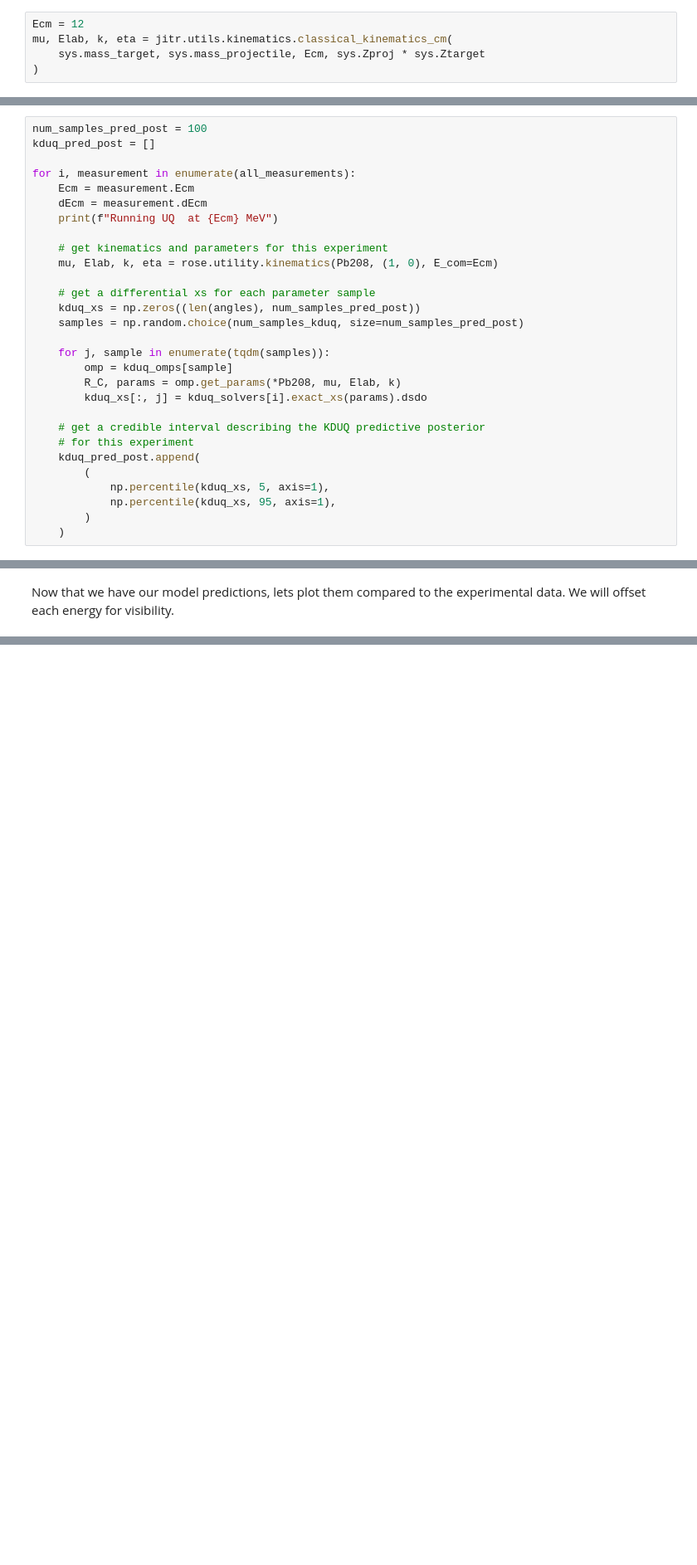
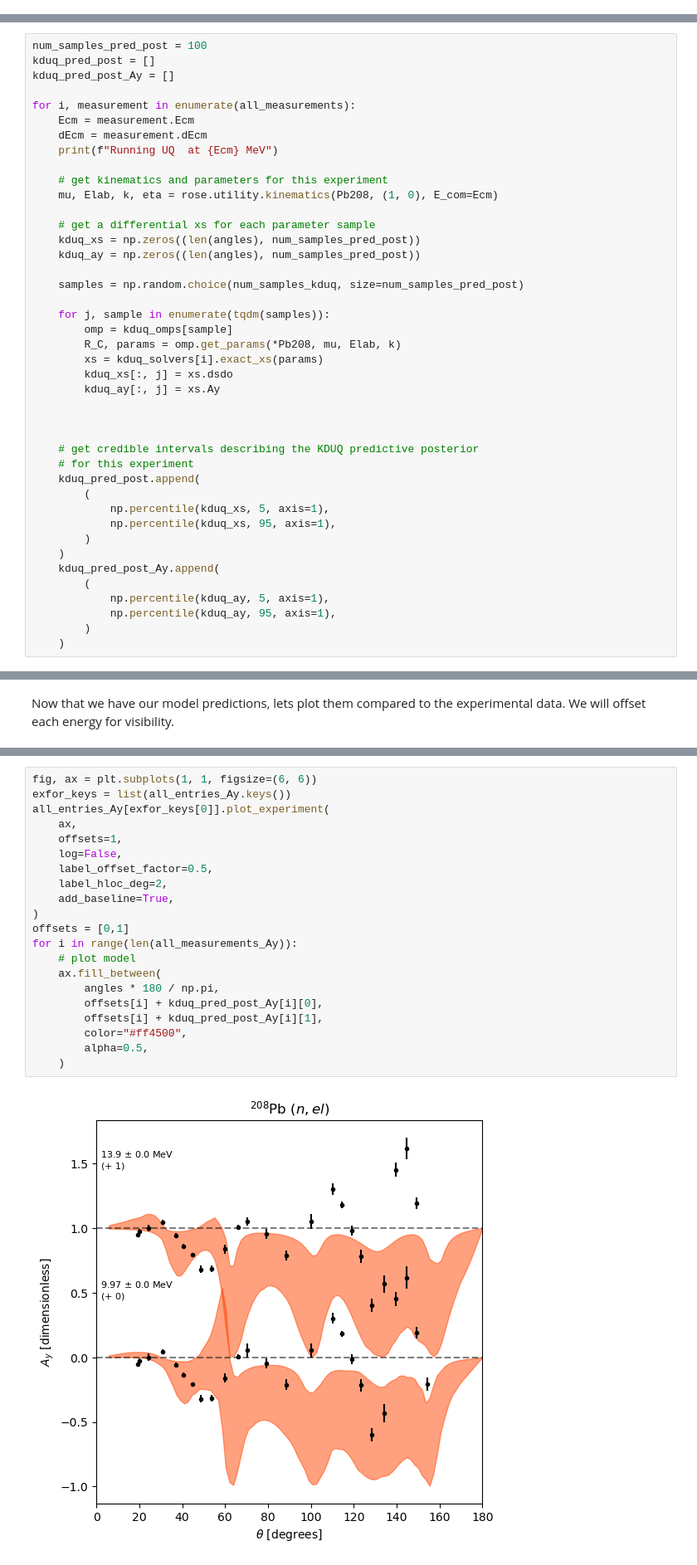
Before and after one commit to beykyle/jitr, a Jupyter notebook: examples/notebooks/kduq_cross_section_uq_tutorial.ipynb, the cells around one changed output, grey strips where cells are left out. Shown: that part at 83% size. Cells and saved outputs as stored; diff of their text form; blank space fills up the shorter version.

```diff
--- a/examples/notebooks/kduq_cross_section_uq_tutorial.ipynb
+++ b/examples/notebooks/kduq_cross_section_uq_tutorial.ipynb
@@ -50,5 +39,0 @@ sys = jitr.reactions.ProjectileTargetSystem(
-# %%
-Ecm = 12
-mu, Elab, k, eta = jitr.utils.kinematics.classical_kinematics_cm(
-    sys.mass_target, sys.mass_projectile, Ecm, sys.Zproj * sys.Ztarget
-)
@@ -156,6 +168,7 @@ for measurement in all_measurements:
 # %%
 num_samples_pred_post = 100
 kduq_pred_post = []
+kduq_pred_post_Ay = []
 
 for i, measurement in enumerate(all_measurements):
     Ecm = measurement.Ecm
@@ -167,14 +180,20 @@ for i, measurement in enumerate(all_measurements):
 
     # get a differential xs for each parameter sample
     kduq_xs = np.zeros((len(angles), num_samples_pred_post))
+    kduq_ay = np.zeros((len(angles), num_samples_pred_post))
+
     samples = np.random.choice(num_samples_kduq, size=num_samples_pred_post)
 
     for j, sample in enumerate(tqdm(samples)):
         omp = kduq_omps[sample]
         R_C, params = omp.get_params(*Pb208, mu, Elab, k)
-        kduq_xs[:, j] = kduq_solvers[i].exact_xs(params).dsdo
+        xs = kduq_solvers[i].exact_xs(params)
+        kduq_xs[:, j] = xs.dsdo
+        kduq_ay[:, j] = xs.Ay
 
-    # get a credible interval describing the KDUQ predictive posterior
+
+
+    # get credible intervals describing the KDUQ predictive posterior
     # for this experiment
     kduq_pred_post.append(
         (
@@ -182,3 +201,9 @@ for i, measurement in enumerate(all_measurements):
             np.percentile(kduq_xs, 95, axis=1),
         )
     )
+    kduq_pred_post_Ay.append(
+        (
+            np.percentile(kduq_ay, 5, axis=1),
+            np.percentile(kduq_ay, 95, axis=1),
+        )
+    )
@@ -208,0 +248,23 @@ for i in range(len(all_measurements)):
+# %%
+fig, ax = plt.subplots(1, 1, figsize=(6, 6))
+exfor_keys = list(all_entries_Ay.keys())
+all_entries_Ay[exfor_keys[0]].plot_experiment(
+    ax,
+    offsets=1,
+    log=False,
+    label_offset_factor=0.5,
+    label_hloc_deg=2,
+    add_baseline=True,
+)
+offsets = [0,1]
+for i in range(len(all_measurements_Ay)):
+    # plot model
+    ax.fill_between(
+        angles * 180 / np.pi,
+        offsets[i] + kduq_pred_post_Ay[i][0],
+        offsets[i] + kduq_pred_post_Ay[i][1],
+        color="#ff4500",
+        alpha=0.5,
+    )
+# %% [output]
+[figure, added]
```
Also changed, not shown: parts of 11 cells of this notebook, 3 other files.
